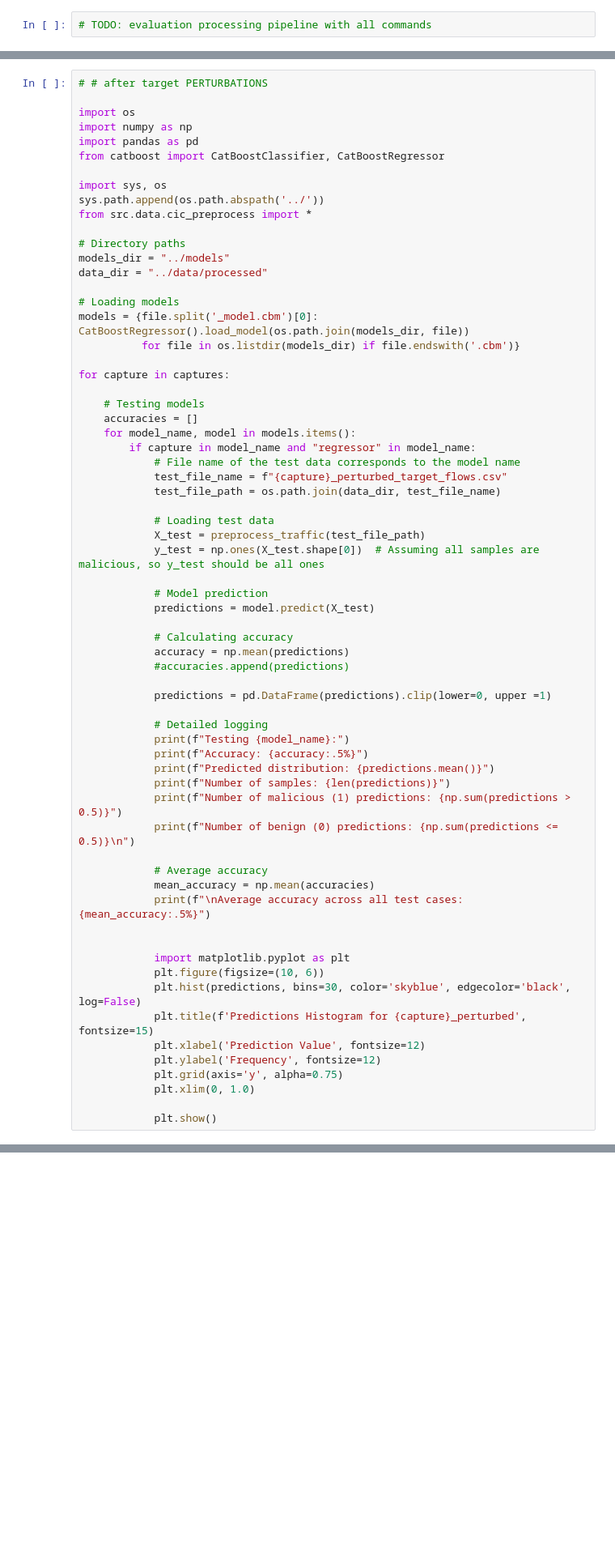
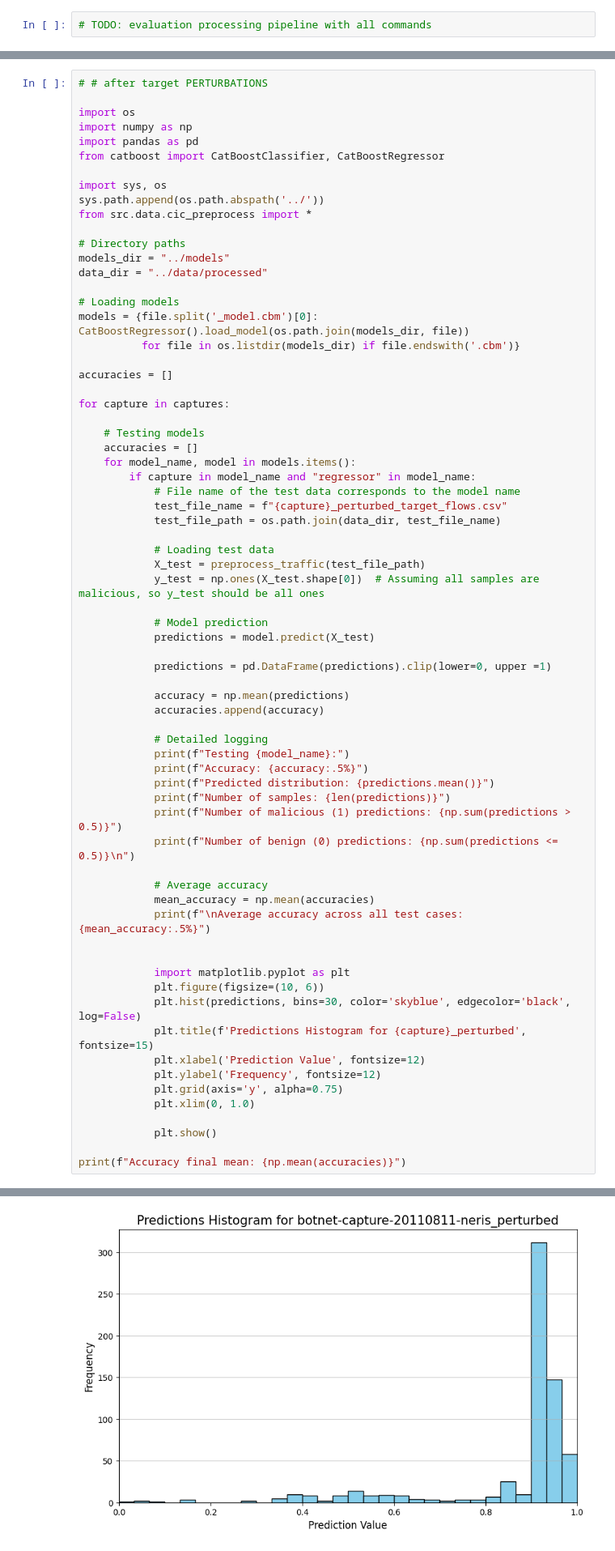
Before and after one commit to ppopiolek/CyberAML, a Jupyter notebook: notebooks/pp_final_pipeline.ipynb, the cells around one changed output, grey strips where cells are left out. Shown at 81% size. Saved outputs shown, nothing was run; the diff lists cells and outputs as text; blank space fills up the shorter version.

```diff
--- a/notebooks/pp_final_pipeline.ipynb
+++ b/notebooks/pp_final_pipeline.ipynb
@@ -667,6 +1032,8 @@ data_dir = "../data/processed"
 models = {file.split('_model.cbm')[0]: CatBoostRegressor().load_model(os.path.join(models_dir, file))
           for file in os.listdir(models_dir) if file.endswith('.cbm')}
 
+accuracies = []
+
 for capture in captures:
 
     # Testing models
@@ -684,11 +1051,10 @@ for capture in captures:
             # Model prediction
             predictions = model.predict(X_test)
 
-            # Calculating accuracy
+            predictions = pd.DataFrame(predictions).clip(lower=0, upper =1)
+
             accuracy = np.mean(predictions)
-            #accuracies.append(predictions)
-
-            predictions = pd.DataFrame(predictions).clip(lower=0, upper =1)
+            accuracies.append(accuracy)
 
             # Detailed logging
             print(f"Testing {model_name}:")
@@ -713,3 +1079,6 @@ for capture in captures:
             plt.xlim(0, 1.0)
 
             plt.show()
+
+print(f"Accuracy final mean: {np.mean(accuracies)}")
+# %% [output]
@@ -715,0 +1097 @@ for capture in captures:
+[figure, added]
```
Also changed, not shown: parts of 19 cells of this notebook.
